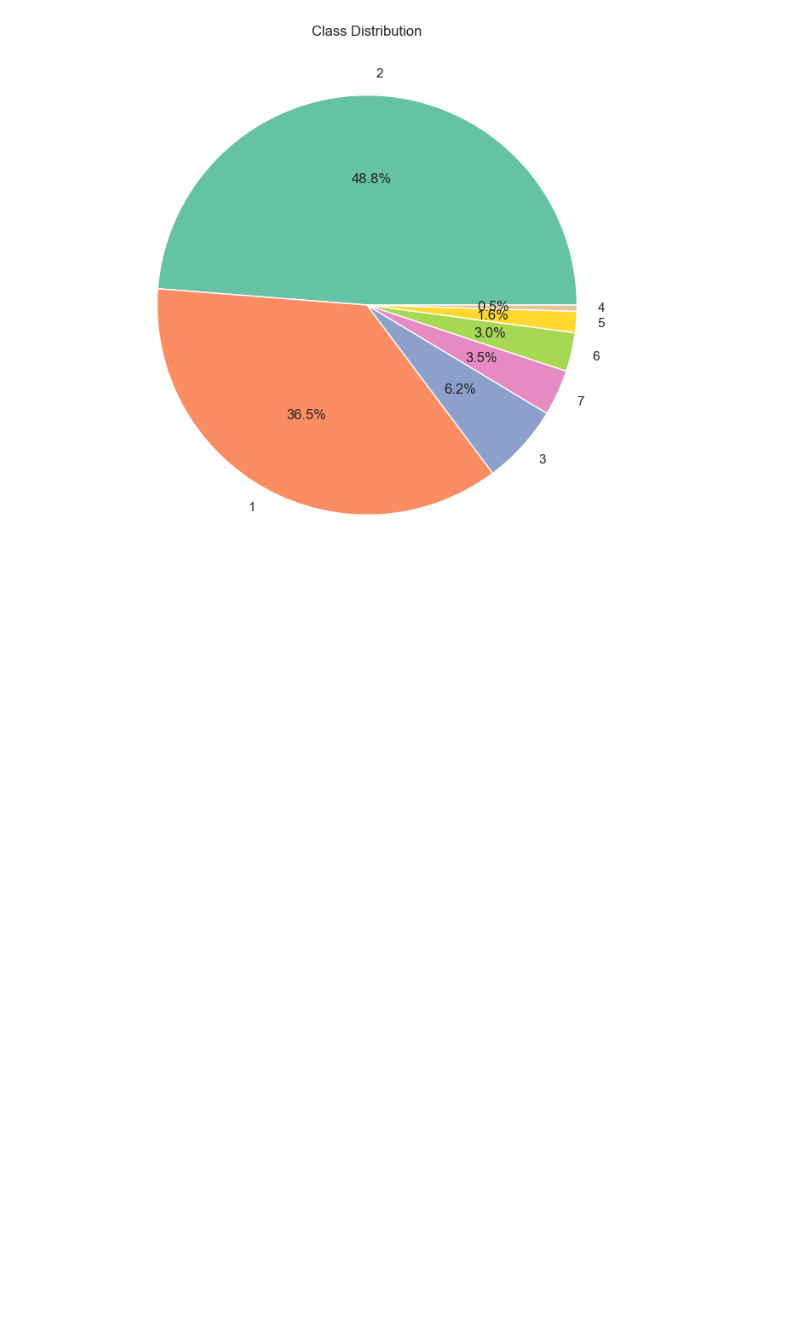
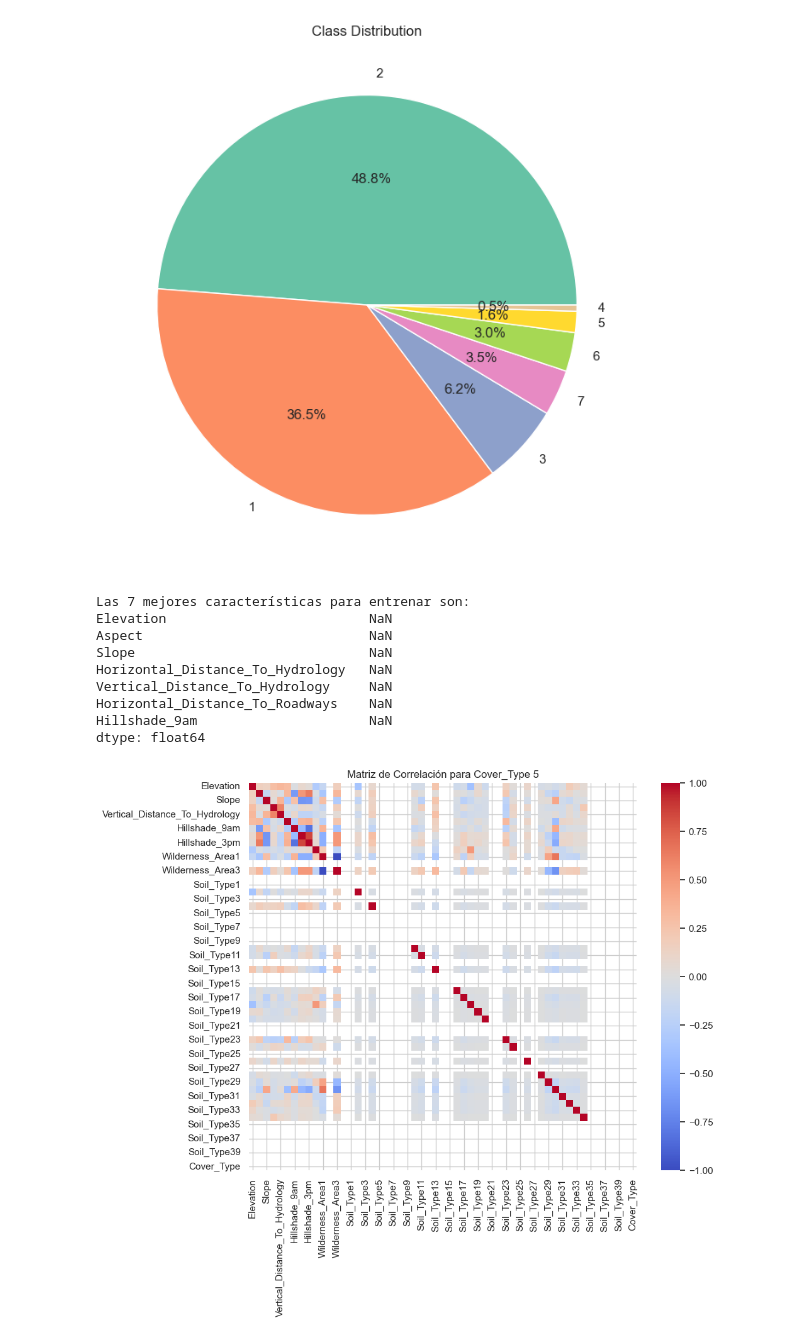
Before and after one commit to XxReyRataxX/IA_machineLearning, a Jupyter notebook: PrácticaIII/main.ipynb, the cells around one changed output. Cells and saved outputs as stored; diff of their text form; code cells hidden in the pictures; blank space fills up the shorter version.

```diff
--- a/PrácticaIII/main.ipynb
+++ b/PrácticaIII/main.ipynb
@@ -181,2 +235,45 @@ data1 = data.iloc[:, :7]
 X = data.drop('Cover_Type', axis=1)
 y = data['Cover_Type']
+# %%
+#Matriz de correlación
+# Agrupar el dataset por Cover_Type
+categories = data['Cover_Type'].unique()
+
+# Diccionario para guardar las correlaciones por categoría
+category_correlations = {}
+
+# Crear una matriz de correlación para cada categoría
+for category in categories:
+    # Filtrar datos por categoría
+    subset = data[data['Cover_Type'] == category]
+
+    # Calcular la matriz de correlación
+    corr_matrix = subset.corr()
+
+    # Guardar las correlaciones de Cover_Type con las demás características
+    target_corr = corr_matrix['Cover_Type'].drop('Cover_Type').abs().sort_values(ascending=False)
+    category_correlations[category] = target_corr
+
+    # Plotear la matriz de correlación
+    plt.figure(figsize=(10, 8))
+    sns.heatmap(corr_matrix, annot=False, cmap='coolwarm', cbar=True, square=True)
+    plt.title(f'Matriz de Correlación para Cover_Type {category}')
+   # plt.show()
+
+# Identificar las mejores características considerando todas las categorías
+top_features = pd.concat(category_correlations.values(), axis=1).mean(axis=1).sort_values(ascending=False)
+best_features = top_features.head(7)  # Seleccionar las 7 mejores características
+
+print("Las 7 mejores características para entrenar son:")
+print(best_features)
+# %% [output]
+Las 7 mejores características para entrenar son:
+Elevation                          NaN
+Aspect                             NaN
+Slope                              NaN
+Horizontal_Distance_To_Hydrology   NaN
+Vertical_Distance_To_Hydrology     NaN
+Horizontal_Distance_To_Roadways    NaN
+Hillshade_9am                      NaN
+dtype: float64
+[figure, added]
```
Also changed, not shown: parts of 14 cells of this notebook.
